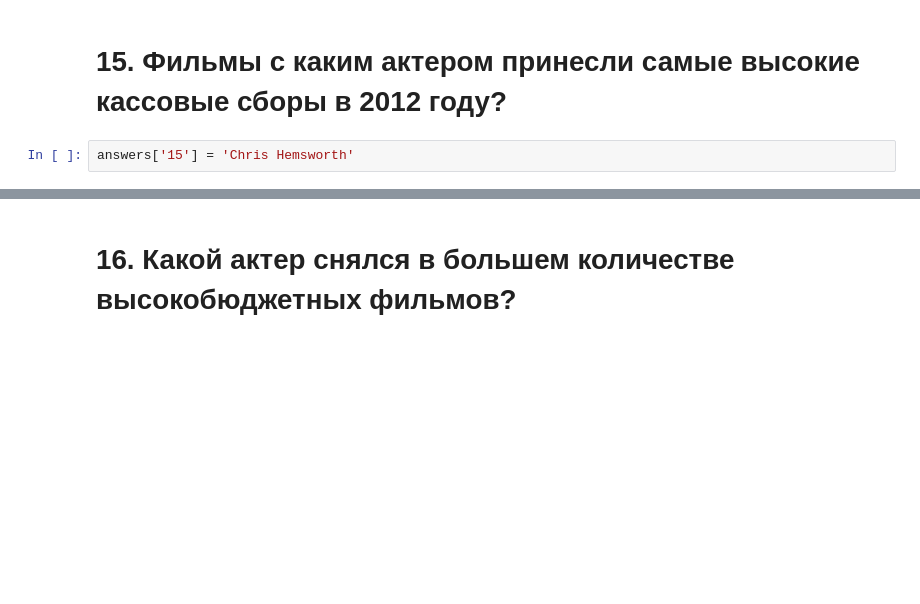
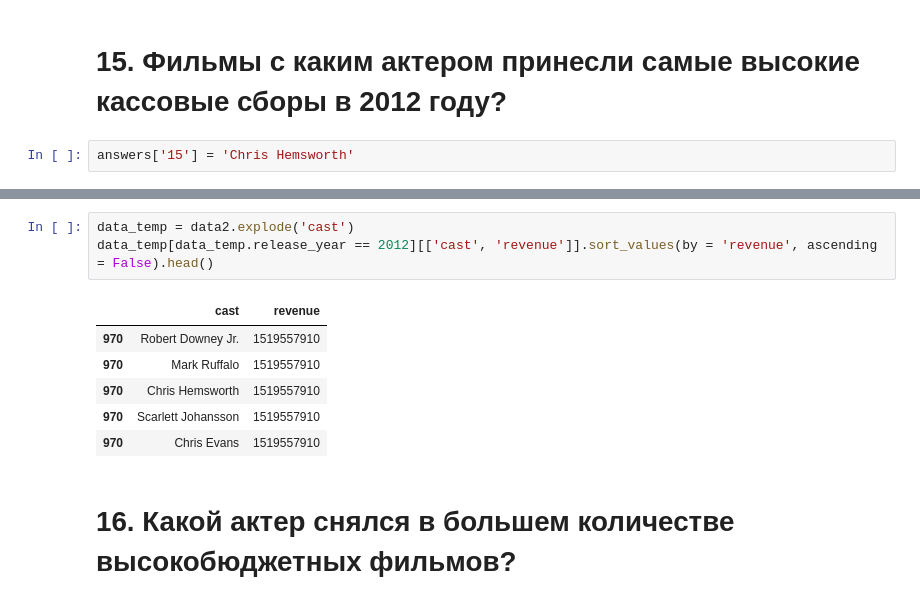
Before and after one commit to Golovolastik/skillfactory_rds, a Jupyter notebook: Movies_IMBD_v4.1_TEMPLATE.ipynb, the cells around one changed output, grey strips where cells are left out. Saved outputs shown, nothing was run; the diff lists cells and outputs as text; blank space fills up the shorter version.

```diff
--- a/Movies_IMBD_v4.1_TEMPLATE.ipynb
+++ b/Movies_IMBD_v4.1_TEMPLATE.ipynb
@@ -187,3 +220,13 @@ data_temp[2012].idxmax()
+# %%
+data_temp = data2.explode('cast')
+data_temp[data_temp.release_year == 2012][['cast', 'revenue']].sort_values(by = 'revenue', ascending = False).head()
+# %% [output]
+|  | cast | revenue |
+| 970 | Robert Downey Jr. | 1519557910 |
+| 970 | Mark Ruffalo | 1519557910 |
+| 970 | Chris Hemsworth | 1519557910 |
+| 970 | Scarlett Johansson | 1519557910 |
+| 970 | Chris Evans | 1519557910 |
 # %% [markdown]
 # 16. Какой актер снялся в большем количестве высокобюджетных фильмов?
 # %%
```
Also changed, not shown: parts of 11 cells of this notebook.
